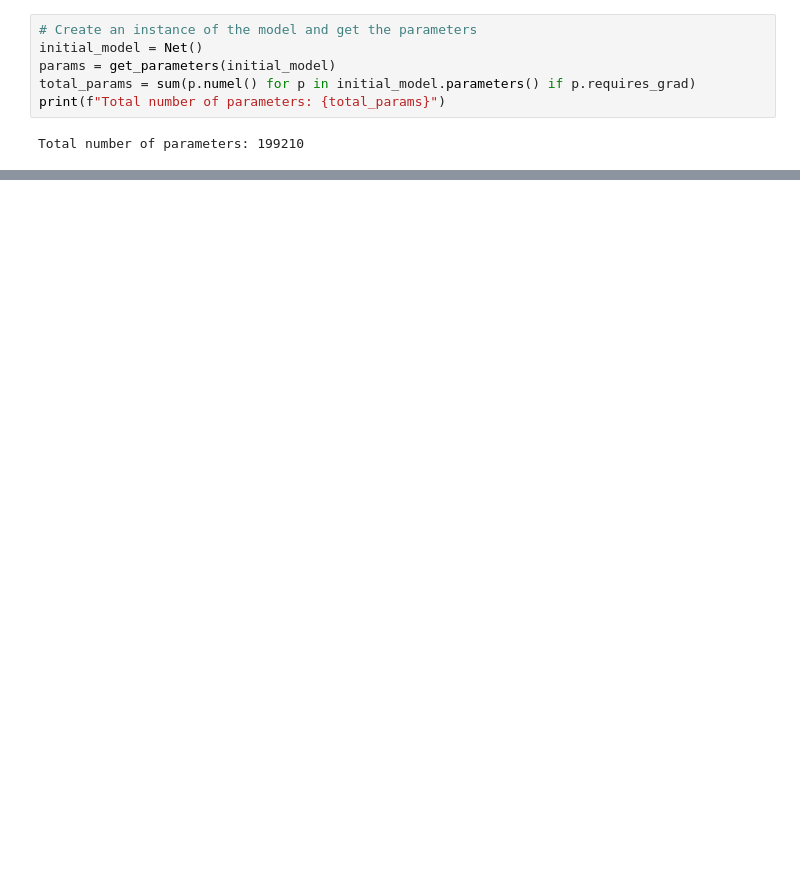
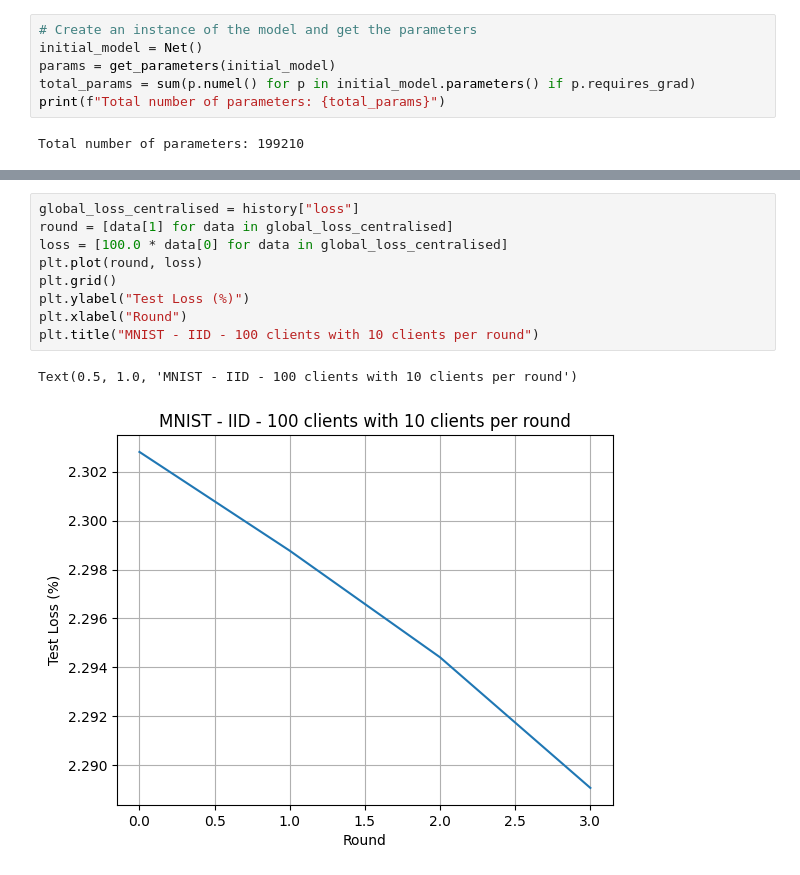
Before and after one commit to artsasse/fedkan, a Jupyter notebook: Flower_MNIST_MLP.ipynb, the cells around one changed output, grey strips where cells are left out. Drawn from its saved outputs; the diff is of its cells as text; blank space fills up the shorter version.

```diff
--- a/Flower_MNIST_MLP.ipynb
+++ b/Flower_MNIST_MLP.ipynb
@@ -357,0 +606,12 @@ Server-side evaluation loss 0.05260447753667832 / accuracy 0.7822
+# %%
+global_loss_centralised = history["loss"]
+round = [data[1] for data in global_loss_centralised]
+loss = [100.0 * data[0] for data in global_loss_centralised]
+plt.plot(round, loss)
+plt.grid()
+plt.ylabel("Test Loss (%)")
+plt.xlabel("Round")
+plt.title("MNIST - IID - 100 clients with 10 clients per round")
+# %% [output]
+Text(0.5, 1.0, 'MNIST - IID - 100 clients with 10 clients per round')
+[figure, added]
```
Also changed, not shown: parts of 33 cells of this notebook.
